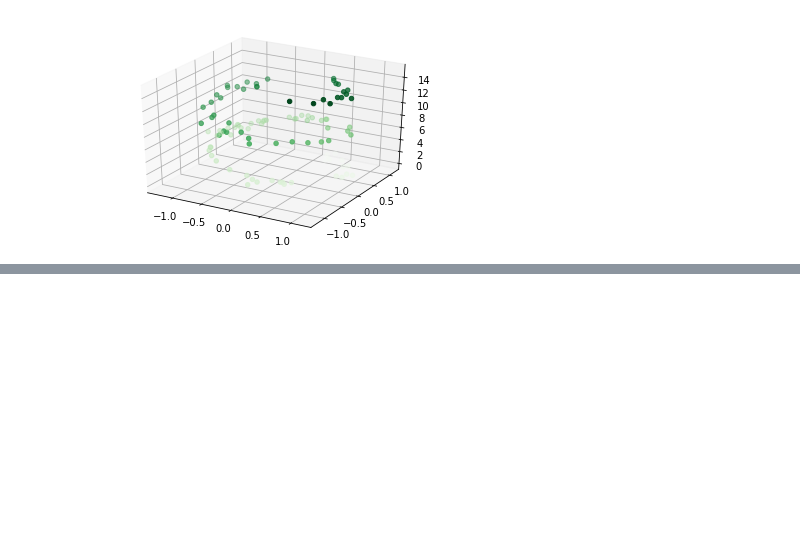
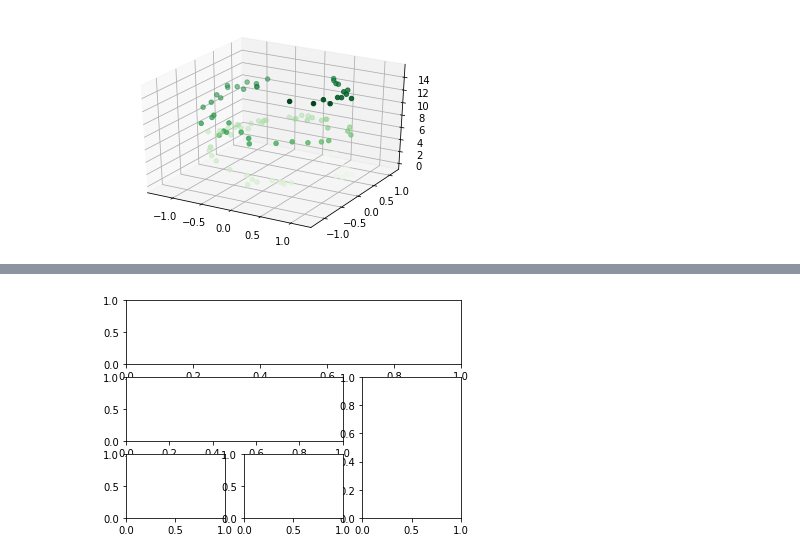
Before and after one commit to jinzengnju/MLinPractice, a Jupyter notebook: FeaturePreprocessing/EDA/pracMatplot.ipynb, the cells around one changed output, grey strips where cells are left out. Cells and saved outputs as stored; diff of their text form; code cells hidden in the pictures; blank space fills up the shorter version.

```diff
--- a/FeaturePreprocessing/EDA/pracMatplot.ipynb
+++ b/FeaturePreprocessing/EDA/pracMatplot.ipynb
@@ -230,0 +273,9 @@ ax.scatter3D(xdata, ydata, zdata, c=zdata, cmap='Greens');
+# %%
+gs = plt.GridSpec(3, 3)
+ax1 = plt.subplot(gs[0, :])
+ax2 = plt.subplot(gs[1,:-1])
+ax3 = plt.subplot(gs[1:, -1])
+ax4 = plt.subplot(gs[-1,0])
+ax5 = plt.subplot(gs[-1,-2])
+# %% [output]
+[figure, added]
```
Also changed, not shown: parts of 3 cells of this notebook, 2 other files.
